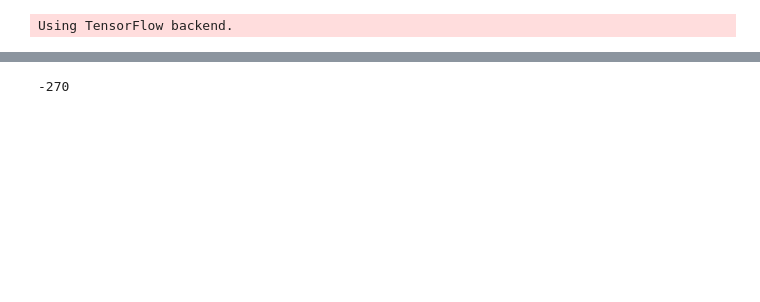
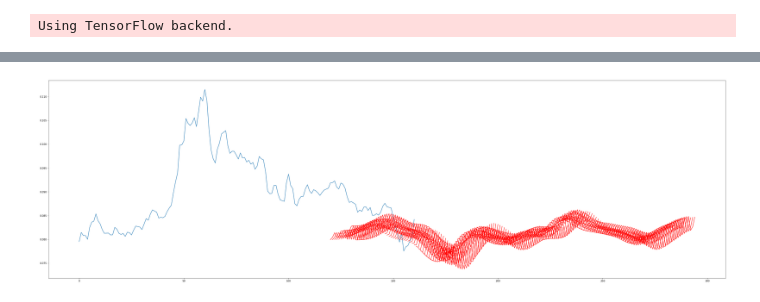
Before and after one commit to GuQiangJS/LSTM-for-Stock, a Jupyter notebook: samples/sample.ipynb, the cells around one changed output, grey strips where cells are left out. Saved outputs shown, nothing was run; the diff lists cells and outputs as text; code cells hidden in the pictures; blank space fills up the shorter version.

```diff
--- a/samples/sample.ipynb
+++ b/samples/sample.ipynb
@@ -118,7 +104,8 @@ def plot_results_multiple(predicted_data, true_data, prediction_len):
-# %%
--(window+days)*2
-# %% [output]
--270
+# %%
+Y_pred=model.predict(X_val,{ 'verbose': 2})
+plot(X_val[:,0,0],list(Y_pred),window=window,step=1)
+# %% [output]
+[figure, added]
 # %%
 import datetime
 start_online=(dataloader.data.index[-1]+datetime.timedelta(days=-(window+days)*2)).strftime('%Y-%m-%d')
```
Also changed, not shown: parts of 18 cells of this notebook, 1 other file.
